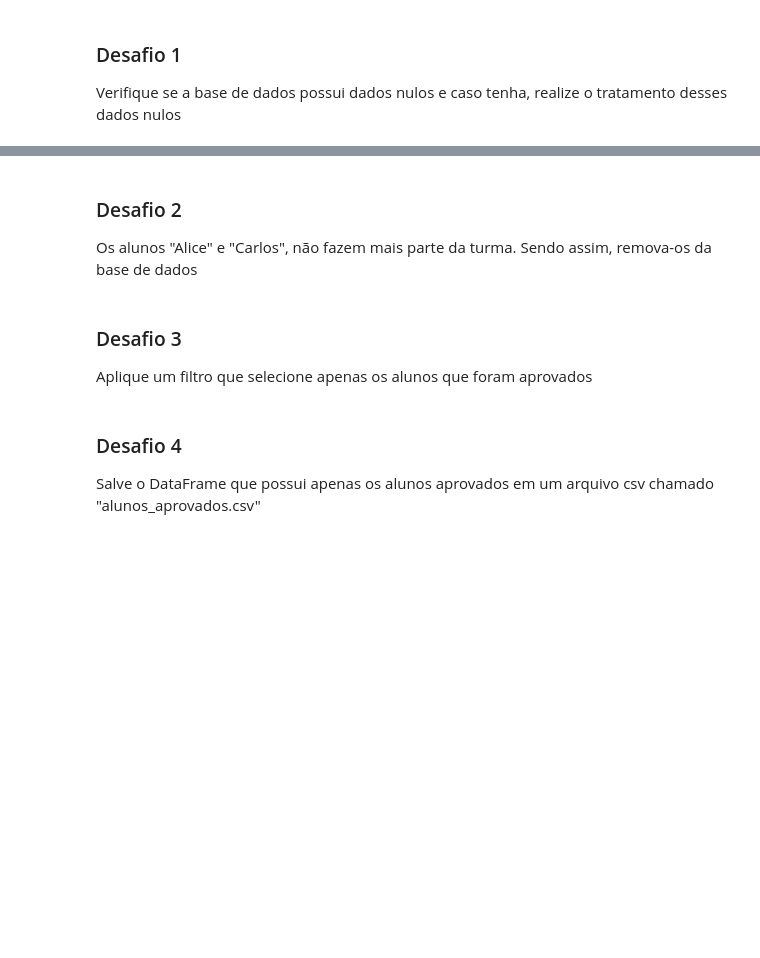
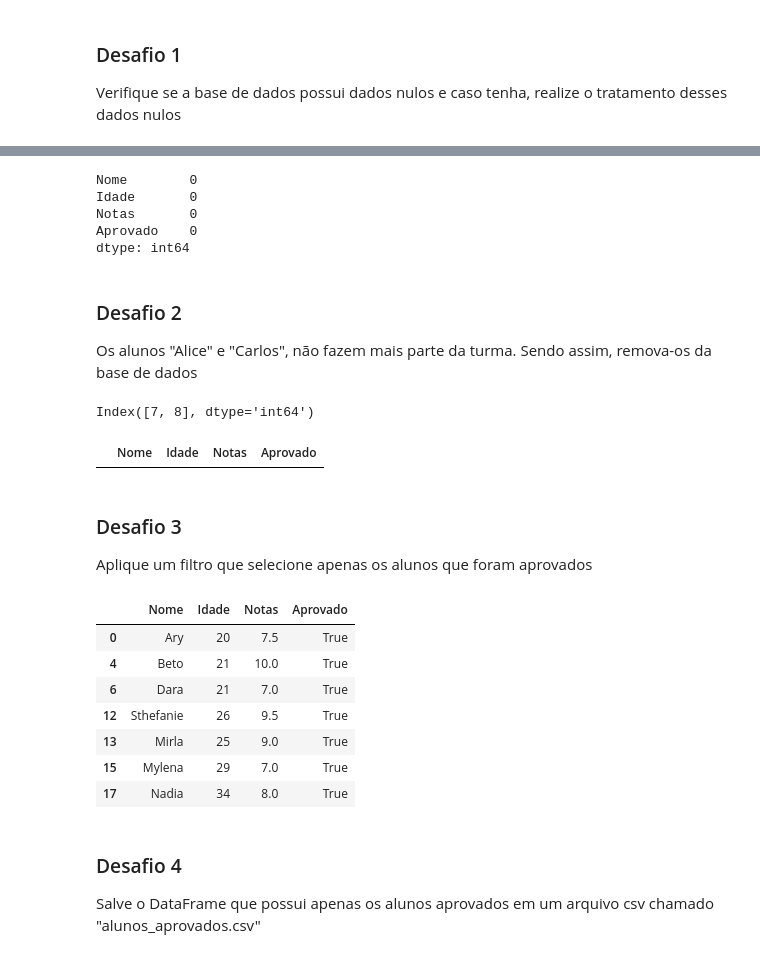
Before and after one commit to zeer0e1/pandas, a Jupyter notebook: desafios.ipynb, the cells around one changed output, grey strips where cells are left out. Cells and saved outputs as stored; diff of their text form; code cells hidden in the pictures; blank space fills up the shorter version.

```diff
--- a/desafios.ipynb
+++ b/desafios.ipynb
@@ -171,3 +169,6 @@ Importe novamente o arquivo [**alunos.csv**](https://raw.githubusercontent.com/a
+# %%
+# Importando novamente os dados
+df = pd.read_csv('https://raw.githubusercontent.com/alura-cursos/pandas-conhecendo-a-biblioteca/main/desafios/alunos.csv')
 # %% [markdown]
 ### Desafio 1
 Verifique se a base de dados possui dados nulos e caso tenha, realize o tratamento desses dados nulos
@@ -174,6 +184,39 @@ Verifique se a base de dados possui dados nulos e caso tenha, realize o tratamen
+# %%
+df.fillna(0, inplace=True)
+# %%
+df.isnull().sum()
+# %% [output]
+Nome        0
+Idade       0
+Notas       0
+Aprovado    0
+dtype: int64
 # %% [markdown]
 ### Desafio 2
 Os alunos "Alice" e "Carlos", não fazem mais parte da turma. Sendo assim, remova-os da base de dados
+# %%
+df.query('Nome == "Alice" or Nome == "Carlos"').index
+# %% [output]
+Index([7, 8], dtype='int64')
+# %%
+registro_a_remover = df.query('Nome == "Alice" or Nome == "Carlos"').index
+# %%
+df.drop(registro_a_remover, inplace=True)
+# %%
+df.query('Nome == "Alice" or Nome == "Carlos"')
+# %% [output]
+|  | Nome | Idade | Notas | Aprovado |
 # %% [markdown]
 ### Desafio 3
 Aplique um filtro que selecione apenas os alunos que foram aprovados
+# %%
+df.query('Aprovado == True')
+# %% [output]
+|  | Nome | Idade | Notas | Aprovado |
+| 0 | Ary | 20 | 7.5 | True |
+| 4 | Beto | 21 | 10.0 | True |
+| 6 | Dara | 21 | 7.0 | True |
+| 12 | Sthefanie | 26 | 9.5 | True |
+| 13 | Mirla | 25 | 9.0 | True |
+| 15 | Mylena | 29 | 7.0 | True |
+| 17 | Nadia | 34 | 8.0 | True |
```
Also changed, not shown: parts of 13 cells of this notebook.
